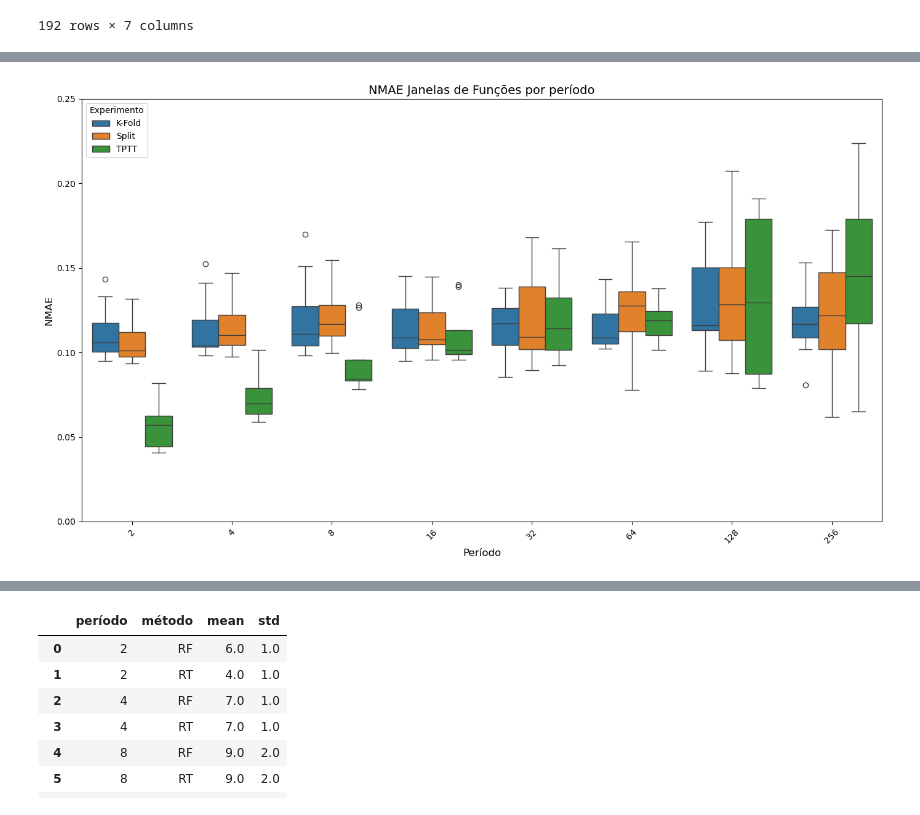
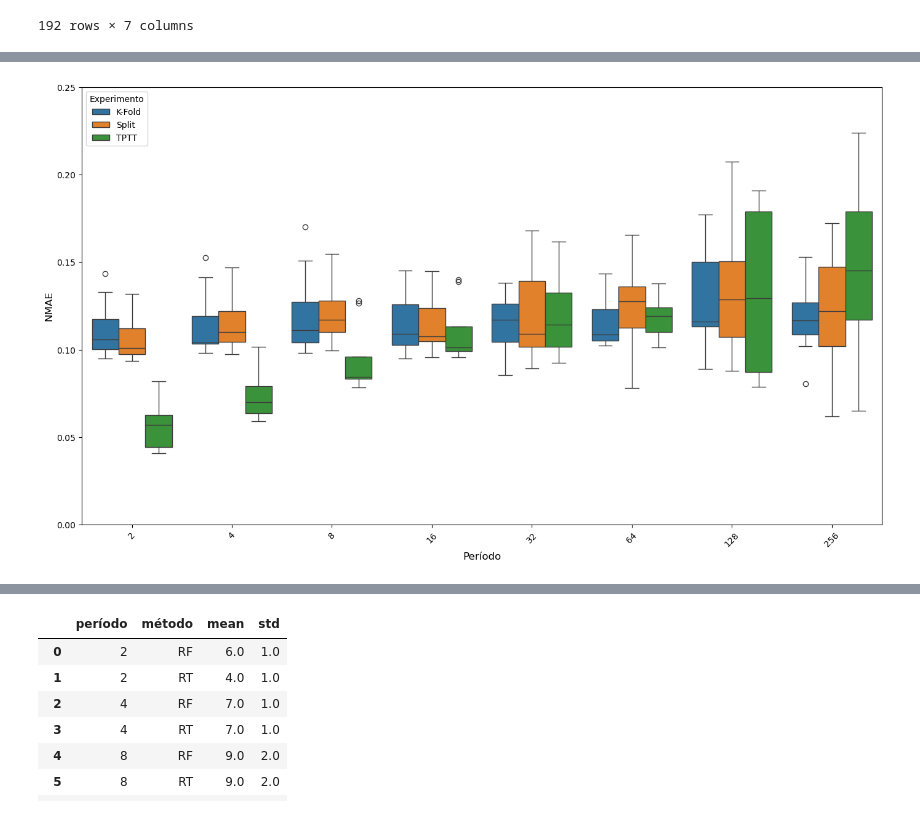
Before and after one commit to DaviVilarinho/ic-intervalo-qos, a Jupyter notebook: AnalisePeriodicidadeAgregadaFSKFold.ipynb, the cells around one changed output, grey strips where cells are left out. Drawn from its saved outputs; the diff is of its cells as text; code cells hidden in the pictures.

```diff
--- a/AnalisePeriodicidadeAgregadaFSKFold.ipynb
+++ b/AnalisePeriodicidadeAgregadaFSKFold.ipynb
@@ -54,29 +82,29 @@ total_table.set_index('período', inplace=True)
 # %%
 import pandas as pd
 import seaborn as sns
 import matplotlib.pyplot as plt
 
 reference_split = pd.read_csv(f'agg_function_periodic_experiment_y_original/2025-01-06T17:07:48/minimal_with_univariate.csv', index_col=False)
 reference_tptt = pd.read_csv(f'agg_function_periodic_experiment_y_original_tptt/2025-01-20T19:47:13/minimal_with_univariate.csv', index_col=False)
 data['Experimento'] = 'K-Fold'
 reference_split['Experimento'] = 'Split'
 reference_tptt['Experimento'] = 'TPTT'
 data_combined = pd.concat([data, reference_split,  reference_tptt], ignore_index=True)
 
 
 
 
 y_limits = (0, 0.25)
 plt.figure(figsize=(14, 8))
 sns.boxplot(x='período', y='nmae', data=data_combined[data_combined['função'] == 'média'], hue='Experimento')
 
 plt.xlabel("Período", fontsize=12)
 plt.ylabel("NMAE", fontsize=12)
-plt.title("NMAE Janelas de Funções por período", fontsize=14)
+#plt.title("NMAE Janelas de Funções por período", fontsize=14)
 plt.xticks(rotation=45)
 plt.tight_layout()
 
 plt.ylim(y_limits)
 plt.show()
 # %% [output]
-[figure, old version]
+[figure, new version]
```
Also changed, not shown: parts of 5 cells of this notebook, 12 other files.
